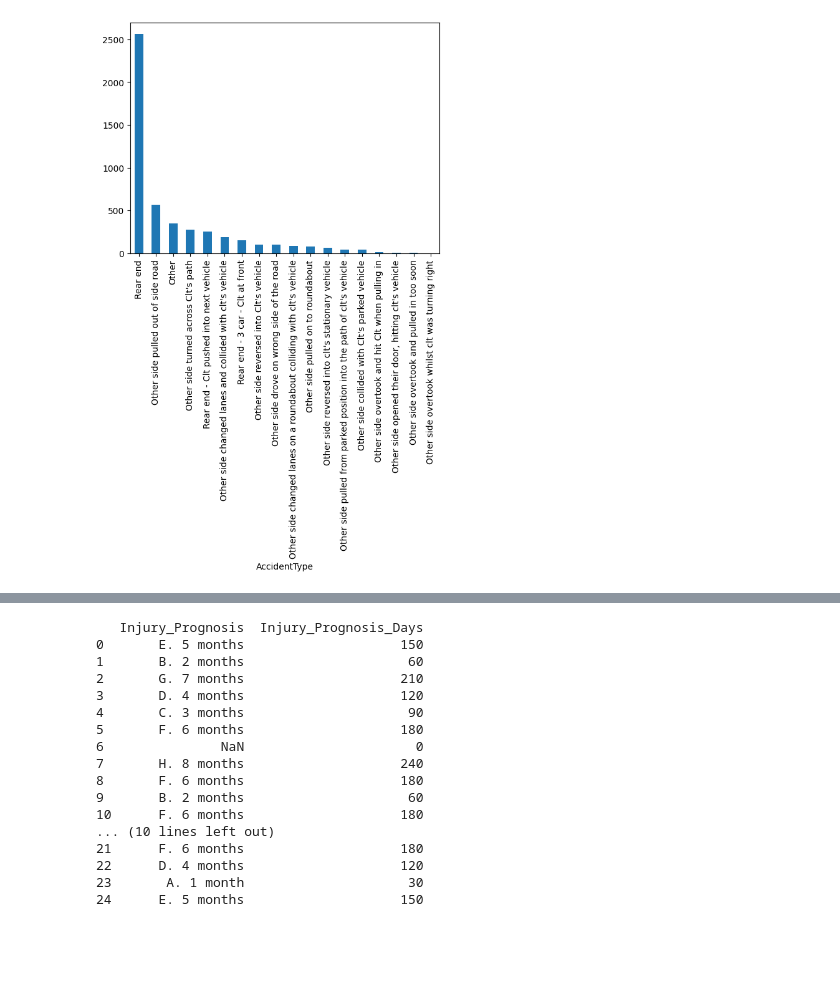
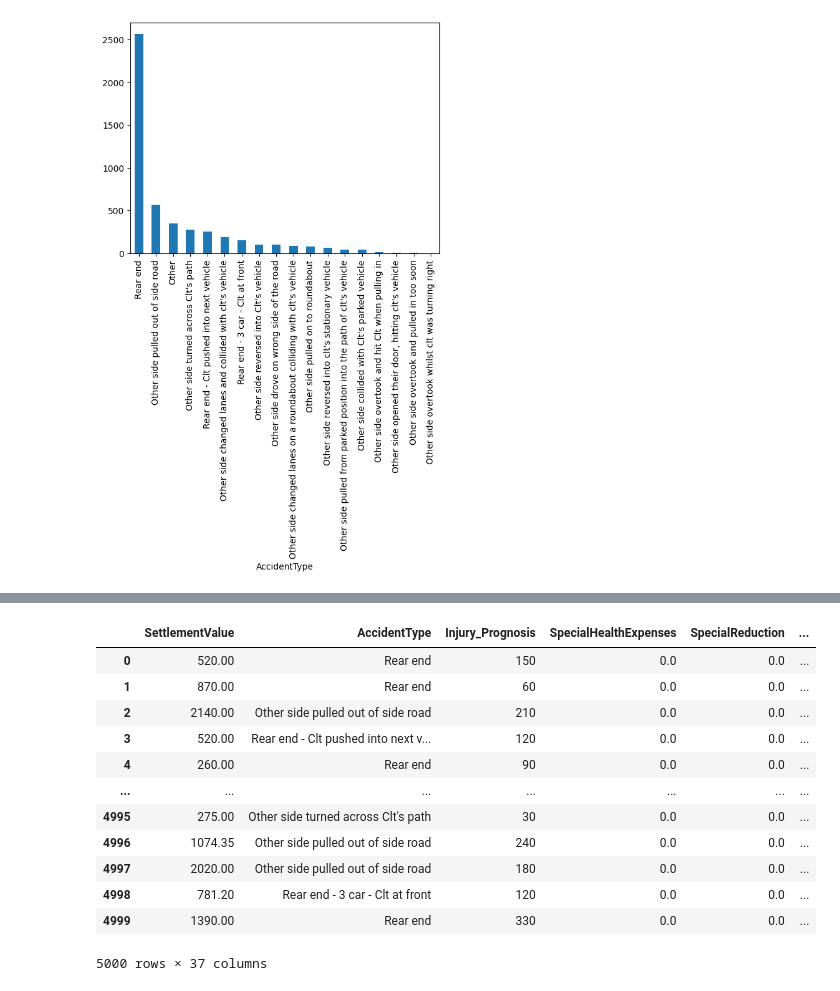
Before and after one commit to MFFathi/Insurance-Claims, a Jupyter notebook: MLModel/first_iter.ipynb, the cells around one changed output, grey strips where cells are left out. Saved outputs shown, nothing was run; the diff lists cells and outputs as text; code cells hidden in the pictures; blank space fills up the shorter version.

```diff
--- a/MLModel/first_iter.ipynb
+++ b/MLModel/first_iter.ipynb
@@ -37,29 +52,23 @@ data['Injury Description'].value_counts().plot(kind='bar')
 # %%
-# Extract numeric values explicitly using raw strings to avoid syntax warnings
 data['Injury_Prognosis_Days'] = (
     data['Injury_Prognosis']
     .str.extract(r'(\d+)')
     .fillna(0)
     .astype(int) * 30
 )
-
-# Verify results
-print(data[['Injury_Prognosis', 'Injury_Prognosis_Days']].head(25))
+data['Injury_Prognosis'] = data['Injury_Prognosis_Days']
+data
 # %% [output]
+|  | SettlementValue | AccidentType | Injury_Prognosis | SpecialHealthExpenses | SpecialReduction | ... |
+| 0 | 520.00 | Rear end | 150 | 0.0 | 0.0 | ... |
+| 1 | 870.00 | Rear end | 60 | 0.0 | 0.0 | ... |
+| 2 | 2140.00 | Other side pulled out of side road | 210 | 0.0 | 0.0 | ... |
+| 3 | 520.00 | Rear end - Clt pushed into next v... | 120 | 0.0 | 0.0 | ... |
+| 4 | 260.00 | Rear end | 90 | 0.0 | 0.0 | ... |
+| ... | ... | ... | ... | ... | ... | ... |
+| 4995 | 275.00 | Other side turned across Clt's path | 30 | 0.0 | 0.0 | ... |
+| 4996 | 1074.35 | Other side pulled out of side road | 240 | 0.0 | 0.0 | ... |
+| 4997 | 2020.00 | Other side pulled out of side road | 180 | 0.0 | 0.0 | ... |
+| 4998 | 781.20 | Rear end - 3 car - Clt at front | 120 | 0.0 | 0.0 | ... |
+| 4999 | 1390.00 | Rear end | 330 | 0.0 | 0.0 | ... |
-   Injury_Prognosis  Injury_Prognosis_Days
-0       E. 5 months                    150
-1       B. 2 months                     60
-2       G. 7 months                    210
-3       D. 4 months                    120
-4       C. 3 months                     90
-5       F. 6 months                    180
-6               NaN                      0
-7       H. 8 months                    240
-8       F. 6 months                    180
-9       B. 2 months                     60
-10      F. 6 months                    180
-... (10 lines left out)
-21      F. 6 months                    180
-22      D. 4 months                    120
-23       A. 1 month                     30
-24      E. 5 months                    150
+5000 rows × 37 columns
```
Also changed, not shown: parts of 7 cells of this notebook.
